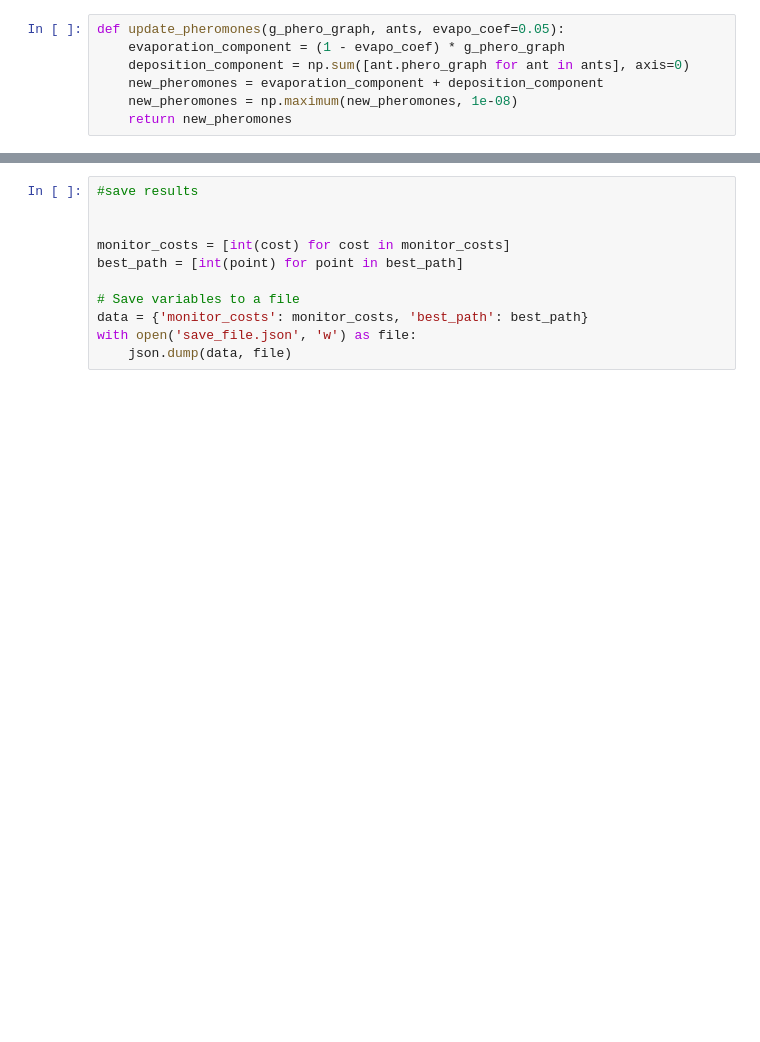
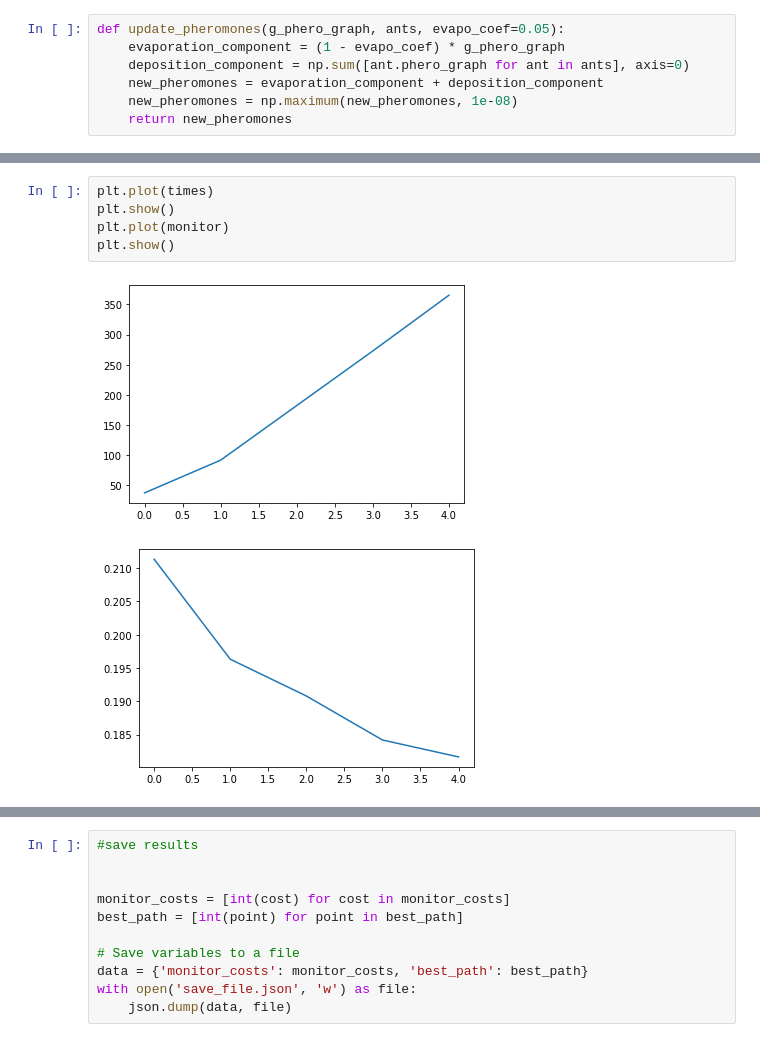
Before and after one commit to DimitrisMitroulis/NN-Projects, a Jupyter notebook: despoina-shortestPath/Map plotter-improved.ipynb, the cells around one changed output, grey strips where cells are left out. Drawn from its saved outputs; the diff is of its cells as text; blank space fills up the shorter version.

```diff
--- a/despoina-shortestPath/Map plotter-improved.ipynb
+++ b/despoina-shortestPath/Map plotter-improved.ipynb
@@ -225,0 +240,8 @@ plt.scatter(points[:,0],points[:,1]);
+# %%
+plt.plot(times)
+plt.show()
+plt.plot(monitor)
+plt.show()
+# %% [output]
+[figure, added]
+[figure, added]
```
Also changed, not shown: parts of 9 cells of this notebook, 1 other file.
